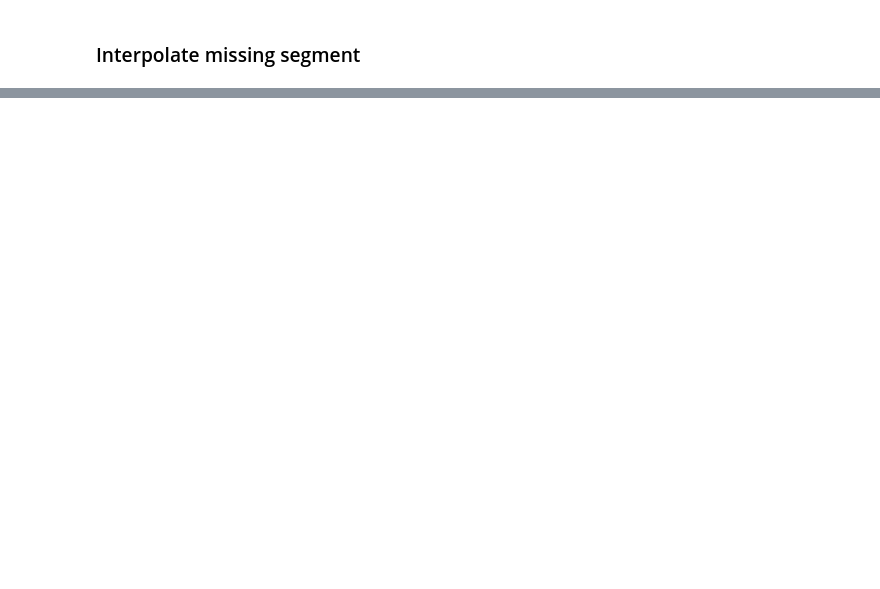
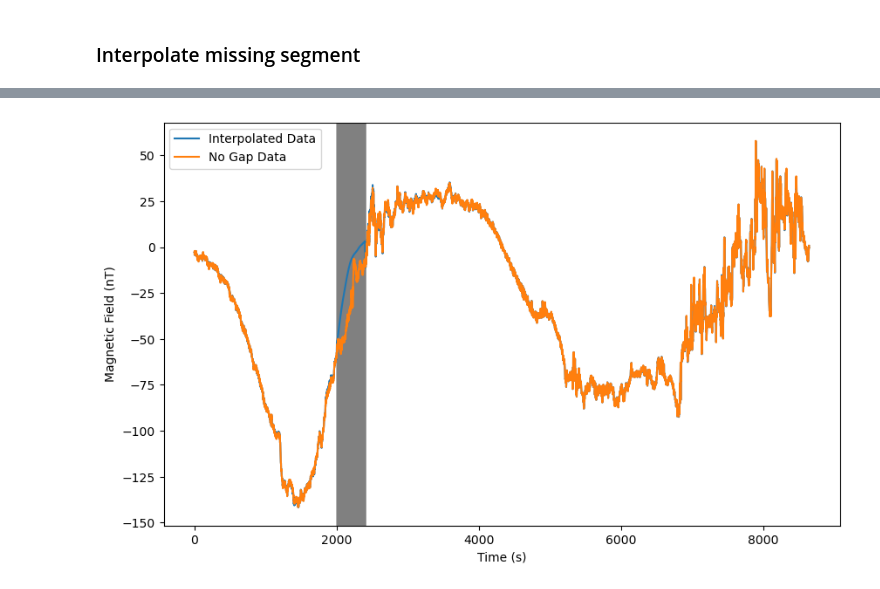
Before and after one commit to aphoffmann/MAGPRIME, a Jupyter notebook: magprime/examples/interpolation_example.ipynb, the cells around one changed output, grey strips where cells are left out. Cells and saved outputs as stored; diff of their text form; code cells hidden in the pictures; blank space fills up the shorter version.

```diff
--- a/magprime/examples/interpolation_example.ipynb
+++ b/magprime/examples/interpolation_example.ipynb
@@ -46,0 +88,28 @@ print
+# %%
+# Remove noise from the interpolated data
+from magprime.algorithms import WAICUP
+
+"Detrend the data"
+WAICUP.uf = 360
+WAICUP.detrend = True
+
+"Algorithm Parameters"
+WAICUP.fs = .1
+
+"Clean the data"
+B_waicup_interpolated = WAICUP.clean(np.copy(B_interpolated), triaxial=False)
+B_waicup = WAICUP.clean(np.copy(B_qzs[:,0,:]), triaxial=False)
+
+"Plot the data"
+fig, axs = plt.subplots(1, 1, figsize=(10, 6), sharex=True, sharey=True)
+axs.plot(B_waicup_interpolated, label="Interpolated Data")
+axs.plot(B_waicup, label="No Gap Data")
+
+plt.xlabel("Time (s)")
+plt.ylabel("Magnetic Field (nT)")
+plt.legend()
+for i, g in enumerate(gaps):
+    if g == 0:
+        axs.axvspan(i, i+1, color='grey', alpha=0.5)
+# %% [output]
+[figure, added]
```
Also changed, not shown: parts of 3 cells of this notebook.
